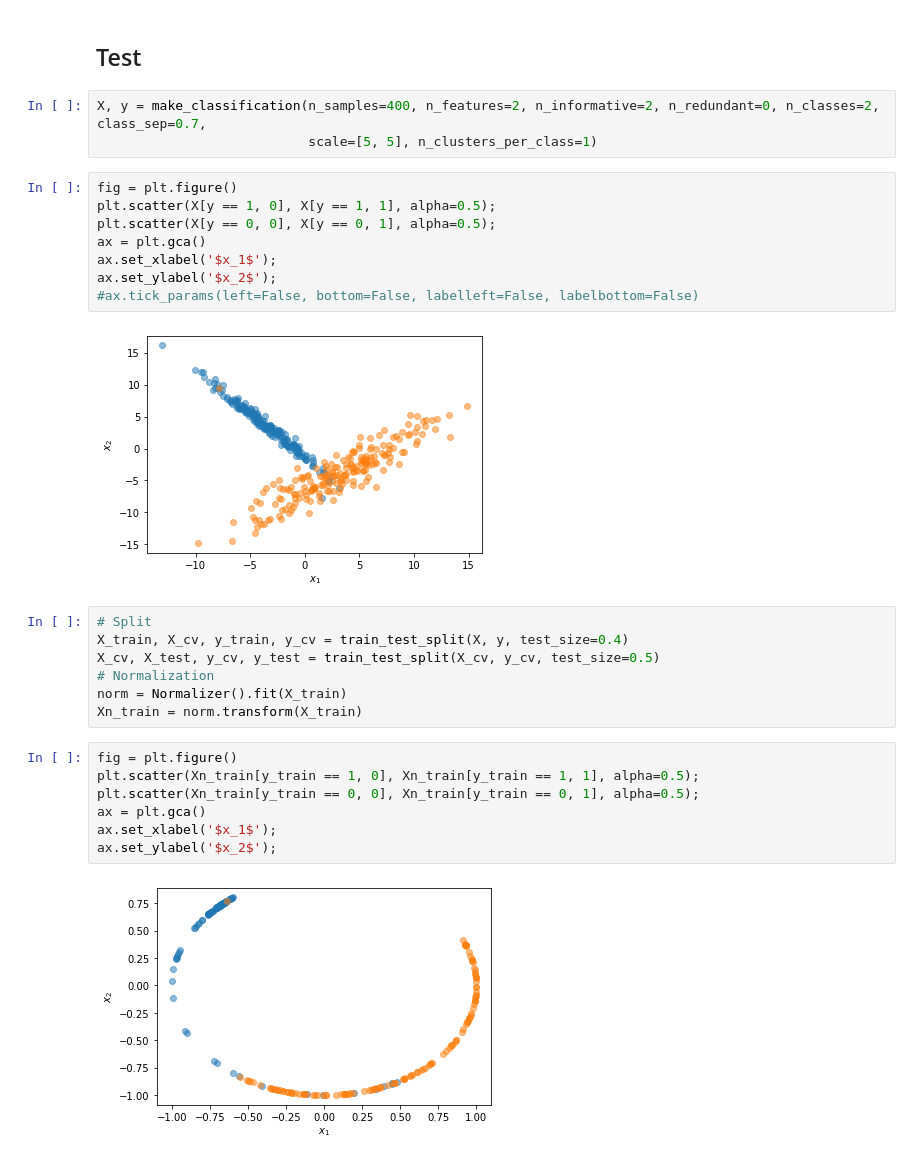
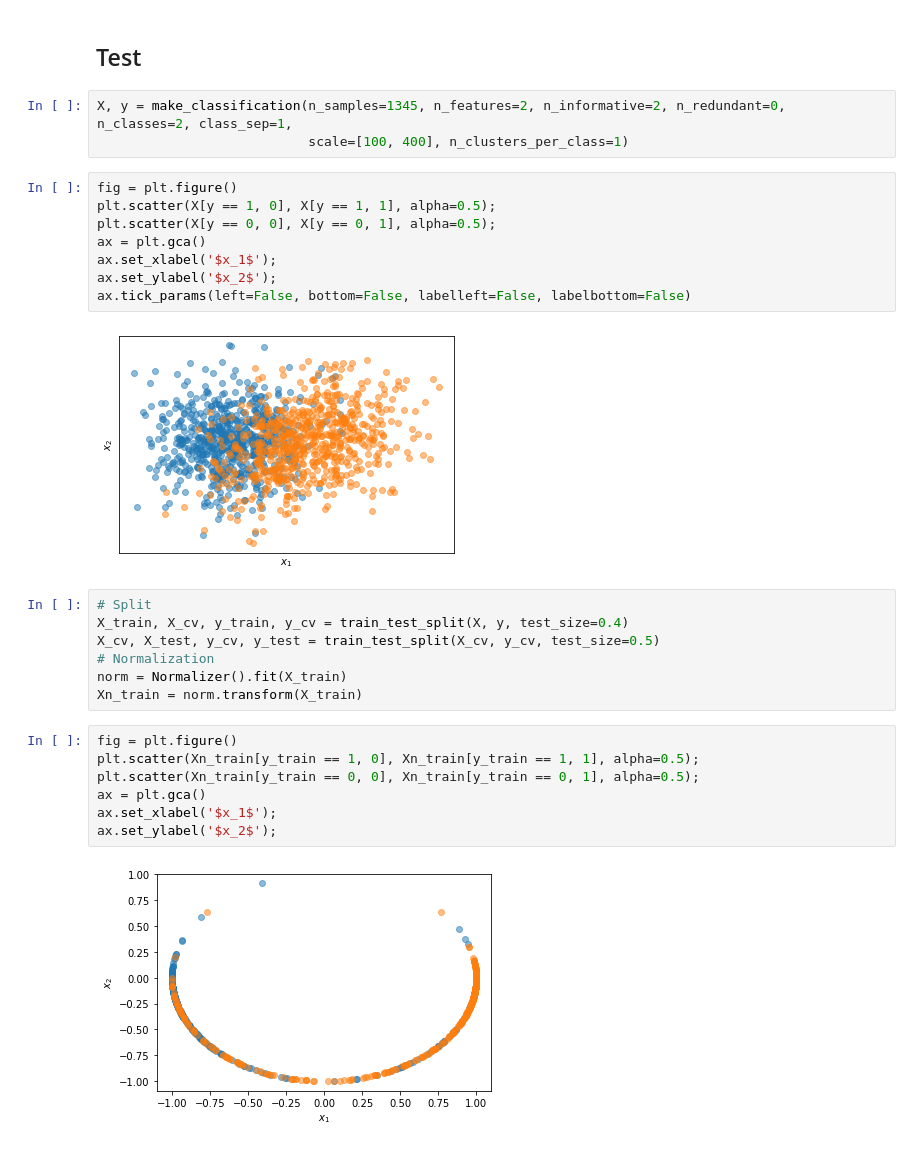
Before and after one commit to AlirezaKamyab/DeepLearning, a Jupyter notebook: Deep Neural Network/Neural Network With Regularization.ipynb, the cells around one changed output. Drawn from its saved outputs; the diff is of its cells as text.

```diff
--- a/Deep Neural Network/Neural Network With Regularization.ipynb
+++ b/Deep Neural Network/Neural Network With Regularization.ipynb
@@ -760,18 +760,18 @@ def gradient_check(X, Y, parameters, grads, epsilon=1e-7):
 # %% [markdown]
 ## Test
 # %%
-X, y = make_classification(n_samples=400, n_features=2, n_informative=2, n_redundant=0, n_classes=2, class_sep=0.7,
-                           scale=[5, 5], n_clusters_per_class=1)
+X, y = make_classification(n_samples=1345, n_features=2, n_informative=2, n_redundant=0, n_classes=2, class_sep=1,
+                           scale=[100, 400], n_clusters_per_class=1)
 # %%
 fig = plt.figure()
 plt.scatter(X[y == 1, 0], X[y == 1, 1], alpha=0.5);
 plt.scatter(X[y == 0, 0], X[y == 0, 1], alpha=0.5);
 ax = plt.gca()
 ax.set_xlabel('$x_1$');
 ax.set_ylabel('$x_2$');
-#ax.tick_params(left=False, bottom=False, labelleft=False, labelbottom=False)
+ax.tick_params(left=False, bottom=False, labelleft=False, labelbottom=False)
 # %% [output]
-[figure, old version]
+[figure, new version]
 # %%
 # Split
 X_train, X_cv, y_train, y_cv = train_test_split(X, y, test_size=0.4)
@@ -787,5 +787,5 @@ ax = plt.gca()
 ax.set_xlabel('$x_1$');
 ax.set_ylabel('$x_2$');
 # %% [output]
-[figure, old version]
+[figure, new version]
 # %%
```
Also changed, not shown: parts of 19 cells of this notebook.
